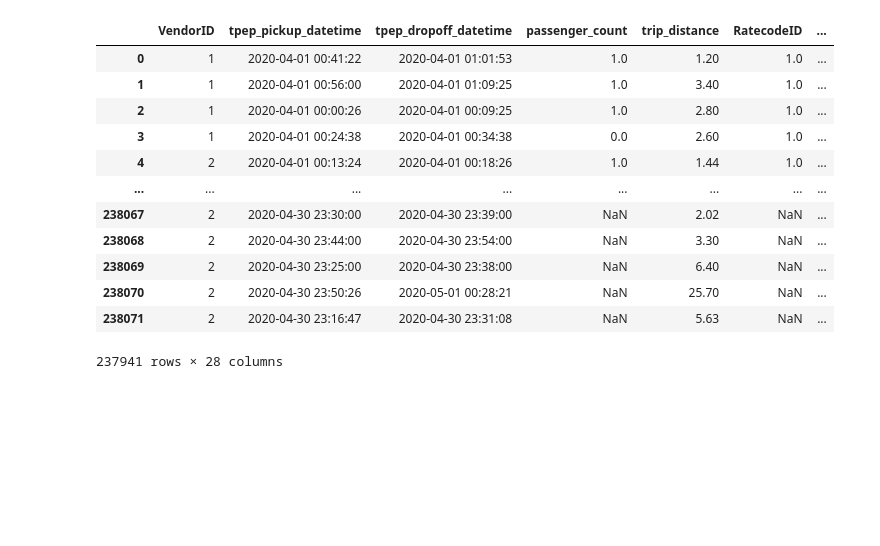
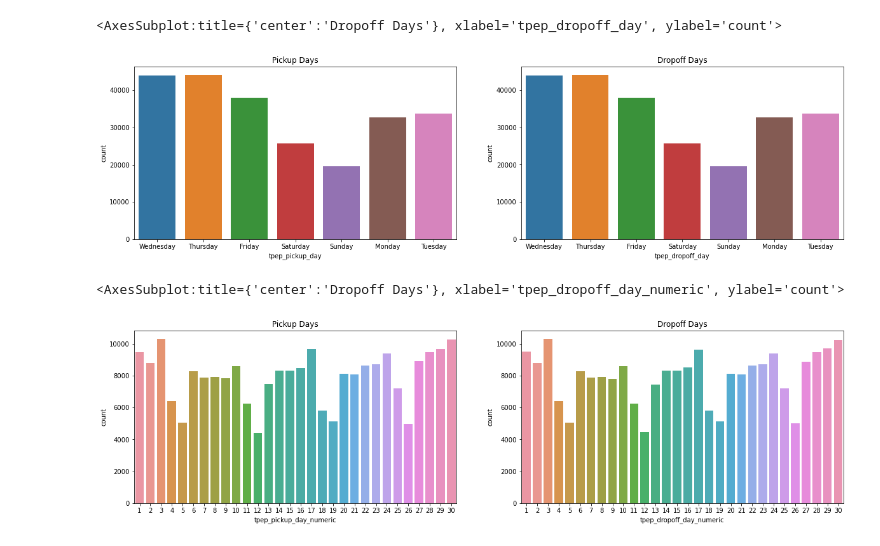
Before and after one commit to kenoc1/nyc-taxi-data, a Jupyter notebook: notebooks/scatter.ipynb, the cells around one changed output. Cells and saved outputs as stored; diff of their text form; code cells hidden in the pictures; blank space fills up the shorter version.

```diff
--- a/notebooks/scatter.ipynb
+++ b/notebooks/scatter.ipynb
@@ -43,18 +58,0 @@ df
-# %%
-df['tpep_pickup_datetime'] = pd.to_datetime(df['tpep_pickup_datetime'], format = '%Y-%m-%d %H:%M:%S')
-df['tpep_pickup_day_numeric'] = df['tpep_pickup_datetime'].dt.day
-df
-# %% [output]
-|  | VendorID | tpep_pickup_datetime | tpep_dropoff_datetime | passenger_count | trip_distance | RatecodeID | ... |
-| 0 | 1 | 2020-04-01 00:41:22 | 2020-04-01 01:01:53 | 1.0 | 1.20 | 1.0 | ... |
-| 1 | 1 | 2020-04-01 00:56:00 | 2020-04-01 01:09:25 | 1.0 | 3.40 | 1.0 | ... |
-| 2 | 1 | 2020-04-01 00:00:26 | 2020-04-01 00:09:25 | 1.0 | 2.80 | 1.0 | ... |
-| 3 | 1 | 2020-04-01 00:24:38 | 2020-04-01 00:34:38 | 0.0 | 2.60 | 1.0 | ... |
-| 4 | 2 | 2020-04-01 00:13:24 | 2020-04-01 00:18:26 | 1.0 | 1.44 | 1.0 | ... |
-| ... | ... | ... | ... | ... | ... | ... | ... |
-| 238067 | 2 | 2020-04-30 23:30:00 | 2020-04-30 23:39:00 | NaN | 2.02 | NaN | ... |
-| 238068 | 2 | 2020-04-30 23:44:00 | 2020-04-30 23:54:00 | NaN | 3.30 | NaN | ... |
-| 238069 | 2 | 2020-04-30 23:25:00 | 2020-04-30 23:38:00 | NaN | 6.40 | NaN | ... |
-| 238070 | 2 | 2020-04-30 23:50:26 | 2020-05-01 00:28:21 | NaN | 25.70 | NaN | ... |
-| 238071 | 2 | 2020-04-30 23:16:47 | 2020-04-30 23:31:08 | NaN | 5.63 | NaN | ... |
-237941 rows × 28 columns
@@ -85 +74,24 @@ df['bins_hours'] = pd.cut(df['hours'], bins=bins_hours, labels=bin_labels_hours)
 df['bins_tip'] = pd.cut(df['tip_amount'], bins=bins_tip, labels=bin_labels_tip)
+# %%
+# trips per weekday
+figure,(ax1,ax2)=plt.subplots(ncols=2,figsize=(20,5))
+ax1.set_title('Pickup Days')
+sns.countplot(x="tpep_pickup_day",data=df,ax=ax1)
+
+ax2.set_title('Dropoff Days')
+sns.countplot(x="tpep_dropoff_day",data=df,ax=ax2)
+# %% [output]
+<AxesSubplot:title={'center':'Dropoff Days'}, xlabel='tpep_dropoff_day', ylabel='count'>
+[figure, added]
+# %%
+#trips per day
+df_days = df.groupby(["tpep_pickup_day_numeric"]).mean()
+
+figure, (ax3,ax4)=plt.subplots(ncols=2,figsize=(20,5))
+ax3.set_title('Pickup Days')
+sns.countplot(x="tpep_pickup_day_numeric",data=df,ax=ax3)
+ax4.set_title('Dropoff Days')
+sns.countplot(x="tpep_dropoff_day_numeric",data=df,ax=ax4)
+# %% [output]
+<AxesSubplot:title={'center':'Dropoff Days'}, xlabel='tpep_dropoff_day_numeric', ylabel='count'>
+[figure, added]
```
Also changed, not shown: parts of 20 cells of this notebook.
